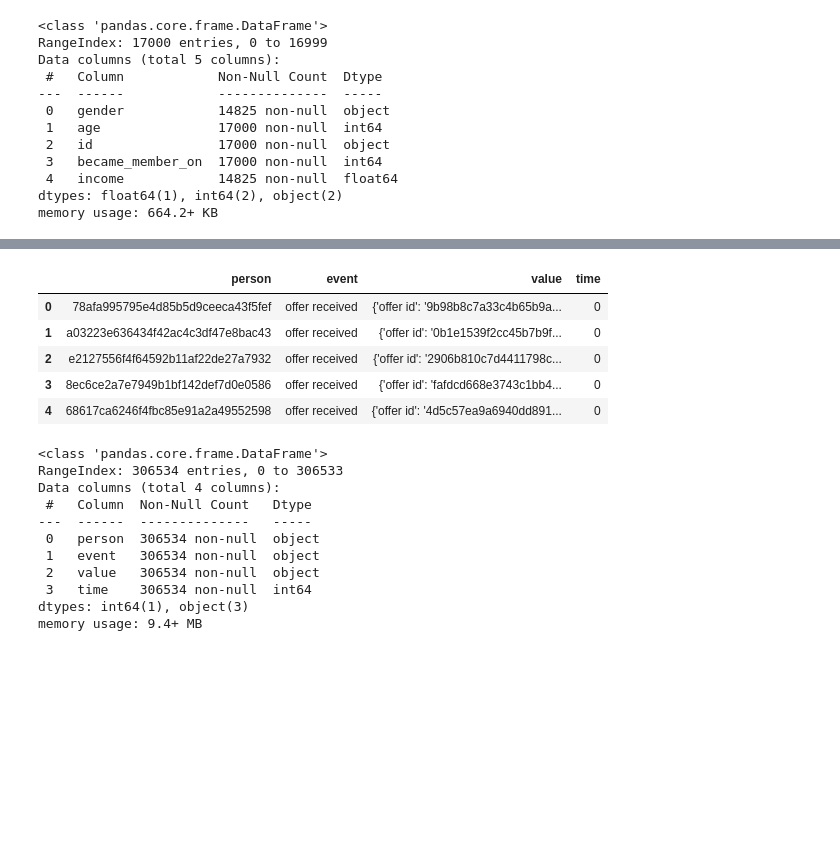
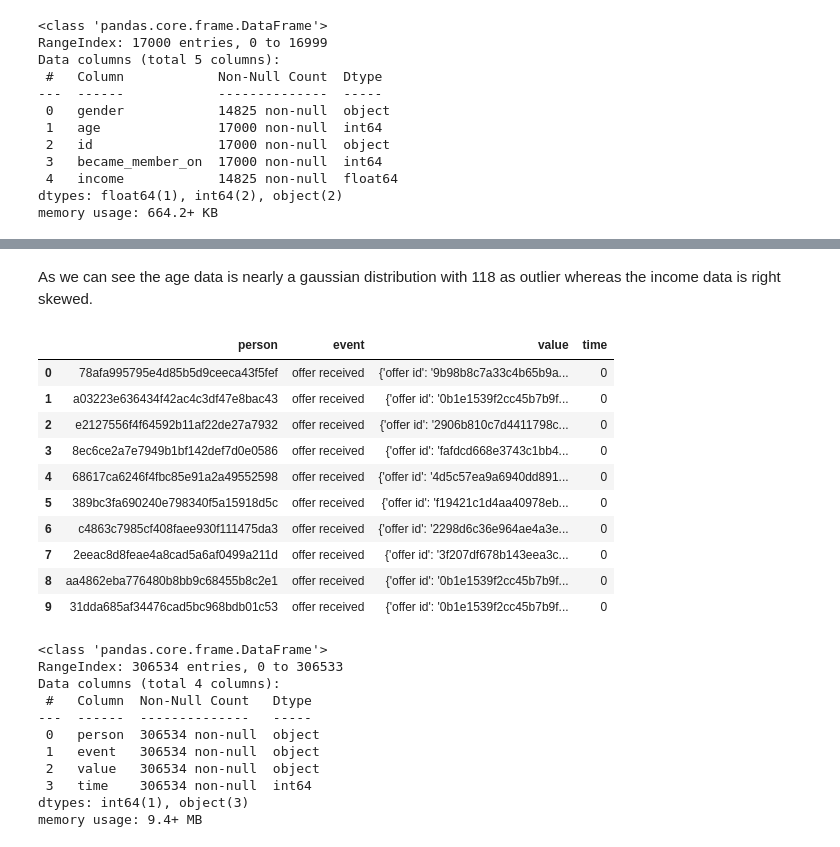
Before and after one commit to abhishek-jana/Starbucks-spending-prediction, a Jupyter notebook: Starbucks_Capstone_notebook.ipynb, the cells around one changed output, grey strips where cells are left out. Cells and saved outputs as stored; diff of their text form; code cells hidden in the pictures; blank space fills up the shorter version.

```diff
--- a/Starbucks_Capstone_notebook.ipynb
+++ b/Starbucks_Capstone_notebook.ipynb
@@ -189,12 +144,19 @@ sns.pairplot(profile);
+# %% [markdown]
+As we can see the age data is nearly a gaussian distribution with 118 as outlier whereas the income data is right skewed.
 # %%
-transcript.head()
+transcript.head(10)
 # %% [output]
 |  | person | event | value | time |
 | 0 | 78afa995795e4d85b5d9ceeca43f5fef | offer received | {'offer id': '9b98b8c7a33c4b65b9a... | 0 |
 | 1 | a03223e636434f42ac4c3df47e8bac43 | offer received | {'offer id': '0b1e1539f2cc45b7b9f... | 0 |
 | 2 | e2127556f4f64592b11af22de27a7932 | offer received | {'offer id': '2906b810c7d4411798c... | 0 |
 | 3 | 8ec6ce2a7e7949b1bf142def7d0e0586 | offer received | {'offer id': 'fafdcd668e3743c1bb4... | 0 |
 | 4 | 68617ca6246f4fbc85e91a2a49552598 | offer received | {'offer id': '4d5c57ea9a6940dd891... | 0 |
+| 5 | 389bc3fa690240e798340f5a15918d5c | offer received | {'offer id': 'f19421c1d4aa40978eb... | 0 |
+| 6 | c4863c7985cf408faee930f111475da3 | offer received | {'offer id': '2298d6c36e964ae4a3e... | 0 |
+| 7 | 2eeac8d8feae4a8cad5a6af0499a211d | offer received | {'offer id': '3f207df678b143eea3c... | 0 |
+| 8 | aa4862eba776480b8bb9c68455b8c2e1 | offer received | {'offer id': '0b1e1539f2cc45b7b9f... | 0 |
+| 9 | 31dda685af34476cad5bc968bdb01c53 | offer received | {'offer id': '0b1e1539f2cc45b7b9f... | 0 |
 # %%
 transcript.info()
 # %% [output]
```
Also changed, not shown: parts of 151 cells of this notebook.
